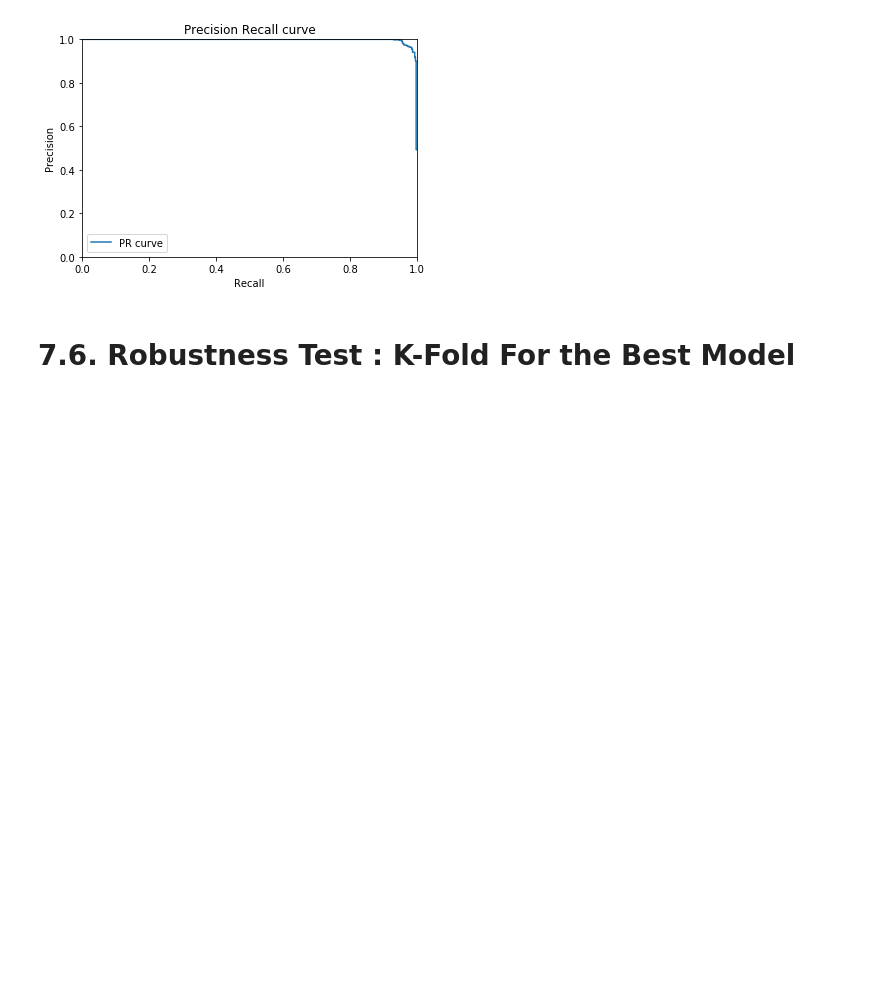
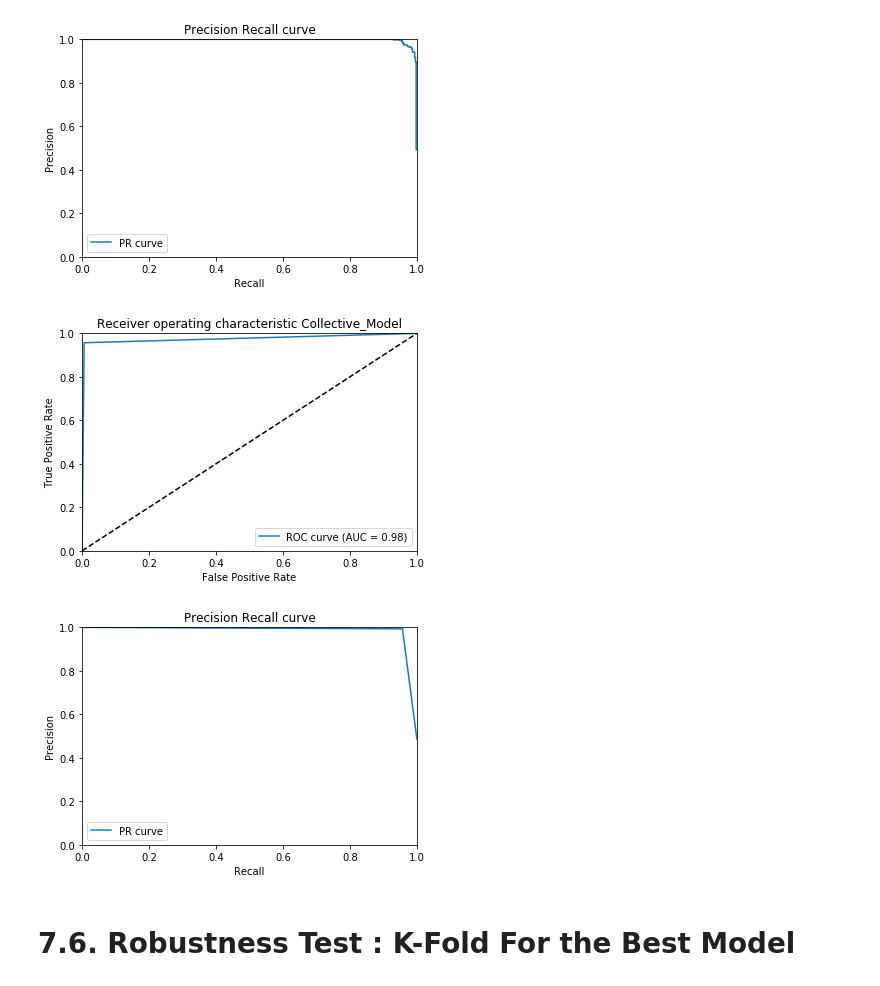
Before and after one commit to NatalyKoren/Data-Science-WorkShop, a Jupyter notebook: BotDetection.ipynb, the cells around one changed output. Saved outputs shown, nothing was run; the diff lists cells and outputs as text; code cells hidden in the pictures; blank space fills up the shorter version.

```diff
--- a/BotDetection.ipynb
+++ b/BotDetection.ipynb
@@ -2043,6 +2050,13 @@ Evaluation_Results_Lib.Plot_Metrics(y_test,
 # %% [output]
 [figure]
 [figure]
+# %%
+Evaluation_Results_Lib.Plot_Metrics(y_test,
+                                    results_test['Collective_Model'],
+                                    'Collective_Model')
+# %% [output]
+[figure, added]
+[figure, added]
 # %% [markdown]
 # 7.6. Robustness Test : K-Fold For the Best Model
 # %% [markdown]
```
Also changed, not shown: parts of 22 cells of this notebook.
